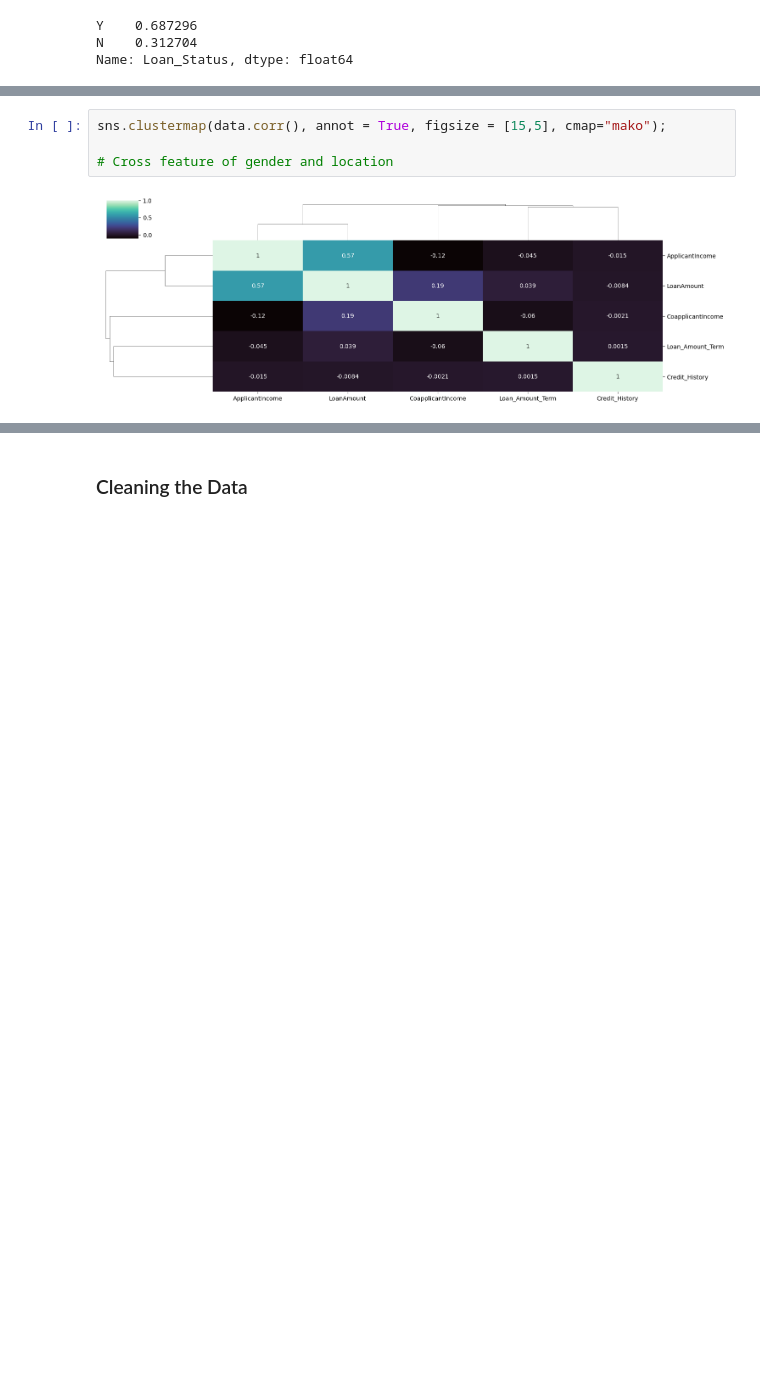
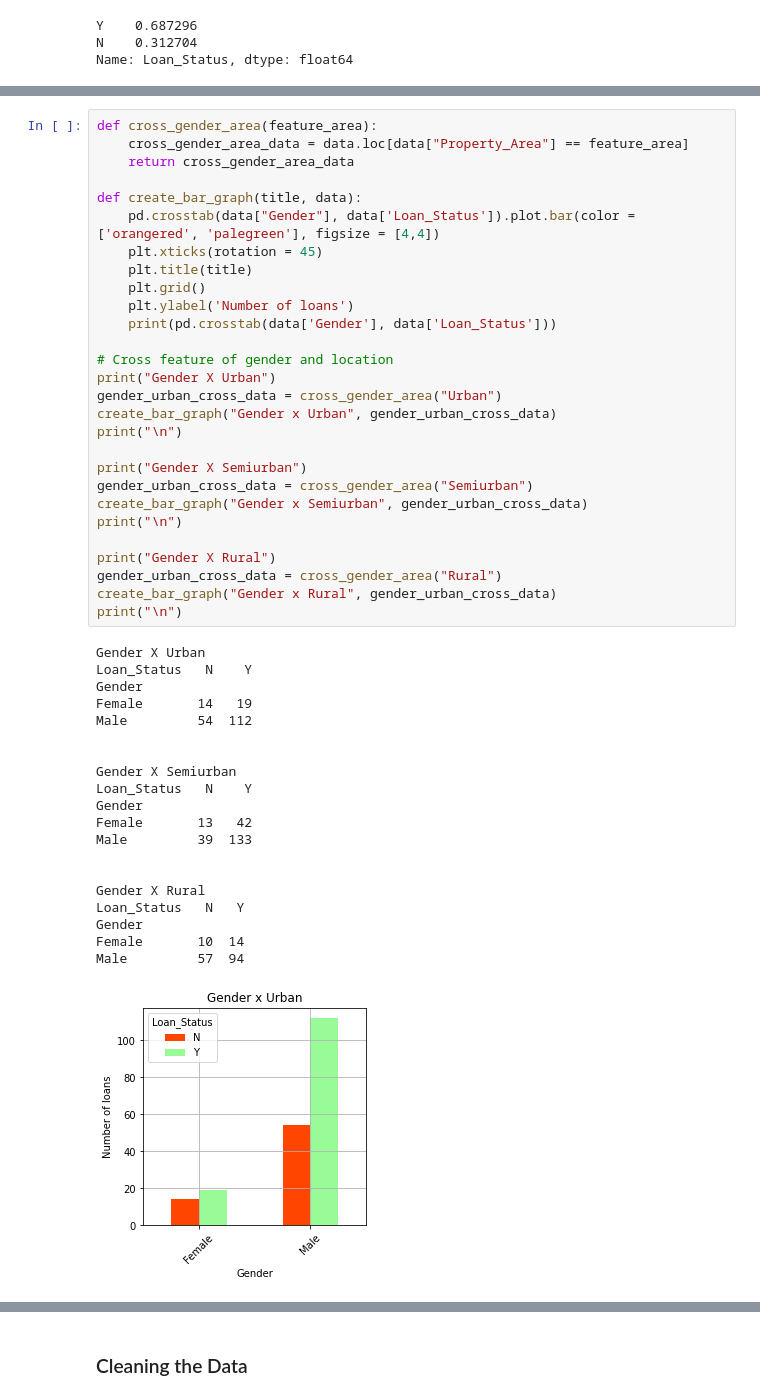
Before and after one commit to Relicjamin-jv/ML-and-Visualization, a Jupyter notebook: Data Visualization .ipynb, the cells around one changed output, grey strips where cells are left out. Saved outputs shown, nothing was run; the diff lists cells and outputs as text; blank space fills up the shorter version.

Commit message:
cross feature location gender

```diff
--- a/Data Visualization .ipynb
+++ b/Data Visualization .ipynb
@@ -132,6 +127,49 @@ pd.crosstab(data['Property_Area'], data['Loan_Status'])
 # %%
-sns.clustermap(data.corr(), annot = True, figsize = [15,5], cmap="mako");
+def cross_gender_area(feature_area):
+    cross_gender_area_data = data.loc[data["Property_Area"] == feature_area]
+    return cross_gender_area_data
+
+def create_bar_graph(title, data):
+    pd.crosstab(data["Gender"], data['Loan_Status']).plot.bar(color = ['orangered', 'palegreen'], figsize = [4,4])
+    plt.xticks(rotation = 45)
+    plt.title(title)
+    plt.grid()
+    plt.ylabel('Number of loans')
+    print(pd.crosstab(data['Gender'], data['Loan_Status']))
 
 # Cross feature of gender and location
+print("Gender X Urban")
+gender_urban_cross_data = cross_gender_area("Urban")
+create_bar_graph("Gender x Urban", gender_urban_cross_data)
+print("\n")
+
+print("Gender X Semiurban")
+gender_urban_cross_data = cross_gender_area("Semiurban")
+create_bar_graph("Gender x Semiurban", gender_urban_cross_data)
+print("\n")
+
+print("Gender X Rural")
+gender_urban_cross_data = cross_gender_area("Rural")
+create_bar_graph("Gender x Rural", gender_urban_cross_data)
+print("\n")
 # %% [output]
+Gender X Urban
+Loan_Status   N    Y
+Gender
+Female       14   19
+Male         54  112
+
+
+Gender X Semiurban
+Loan_Status   N    Y
+Gender
+Female       13   42
+Male         39  133
+
+
+Gender X Rural
+Loan_Status   N   Y
+Gender
+Female       10  14
+Male         57  94
-[figure, old version]
+[figure, new version]
```
Also changed, not shown: parts of 6 cells of this notebook.
